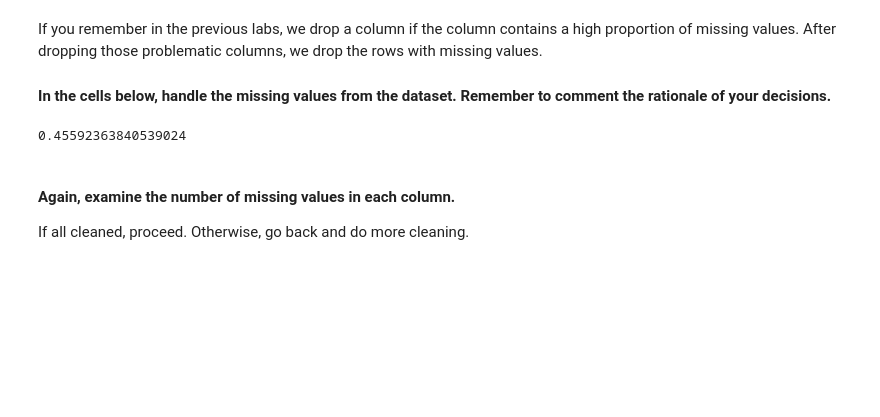
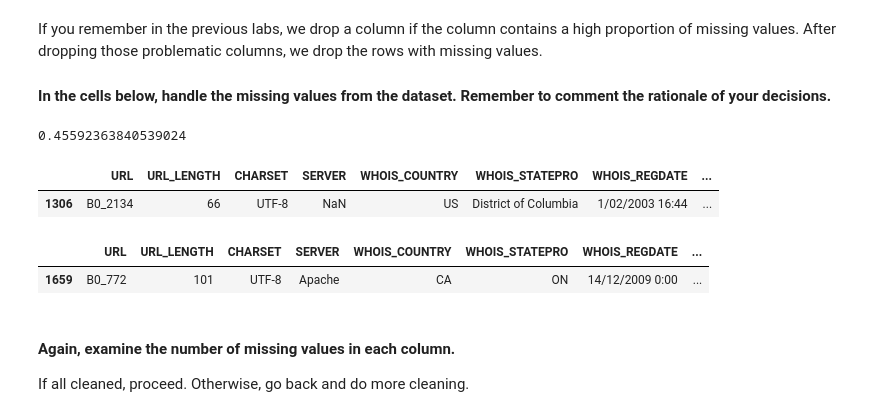
Before and after one commit to ta-data-bcn/lab-supervised-learning, a Jupyter notebook: your-code/main.ipynb, the cells around one changed output. Drawn from its saved outputs; the diff is of its cells as text; code cells hidden in the pictures; blank space fills up the shorter version.

```diff
--- a/your-code/main.ipynb
+++ b/your-code/main.ipynb
@@ -187,0 +188,7 @@ websites_clean.isna().sum()['CONTENT_LENGTH']/websites_clean.shape[0]
+# %%
+websites_clean.drop(columns='CONTENT_LENGTH', inplace=True)
+# %%
+websites_clean[websites_clean['SERVER'].isna()]
+# %% [output]
+|  | URL | URL_LENGTH | CHARSET | SERVER | WHOIS_COUNTRY | WHOIS_STATEPRO | WHOIS_REGDATE | ... |
+| 1306 | B0_2134 | 66 | UTF-8 | NaN | US | District of Columbia | 1/02/2003 16:44 | ... |
@@ -187,0 +197,5 @@ websites_clean.isna().sum()['CONTENT_LENGTH']/websites_clean.shape[0]
+# %%
+websites_clean[websites_clean['DNS_QUERY_TIMES'].isna()]
+# %% [output]
+|  | URL | URL_LENGTH | CHARSET | SERVER | WHOIS_COUNTRY | WHOIS_STATEPRO | WHOIS_REGDATE | ... |
+| 1659 | B0_772 | 101 | UTF-8 | Apache | CA | ON | 14/12/2009 0:00 | ... |
```
Also changed, not shown: parts of 4 cells of this notebook.
